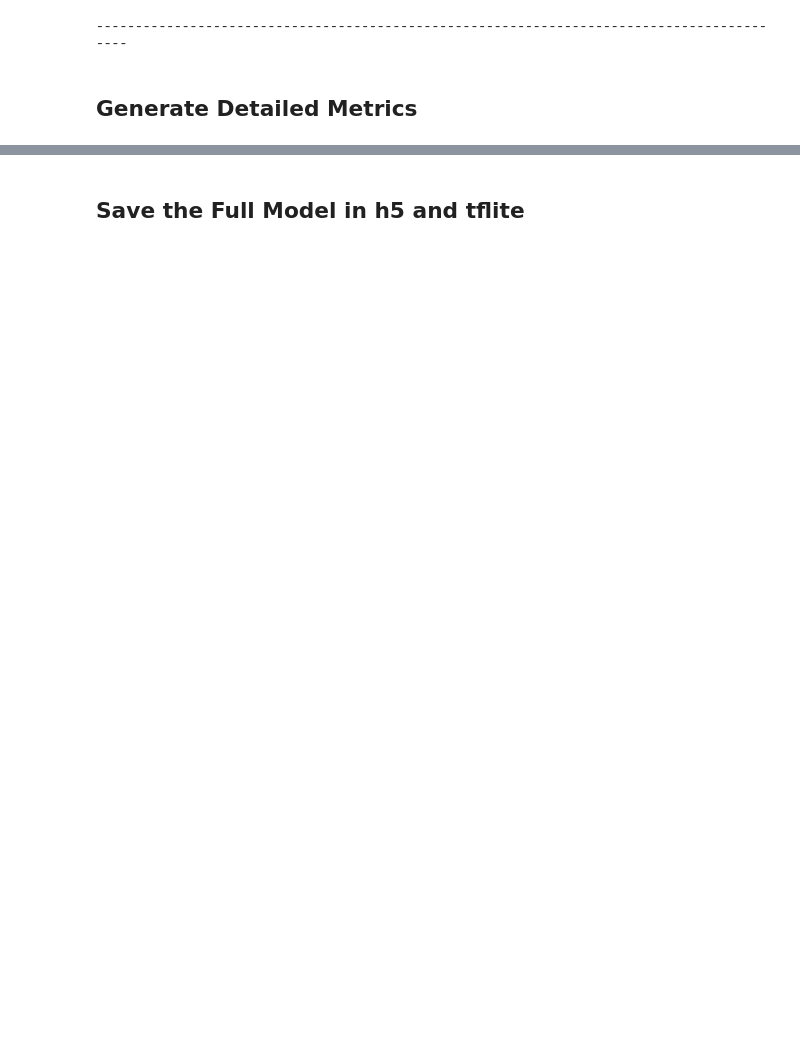
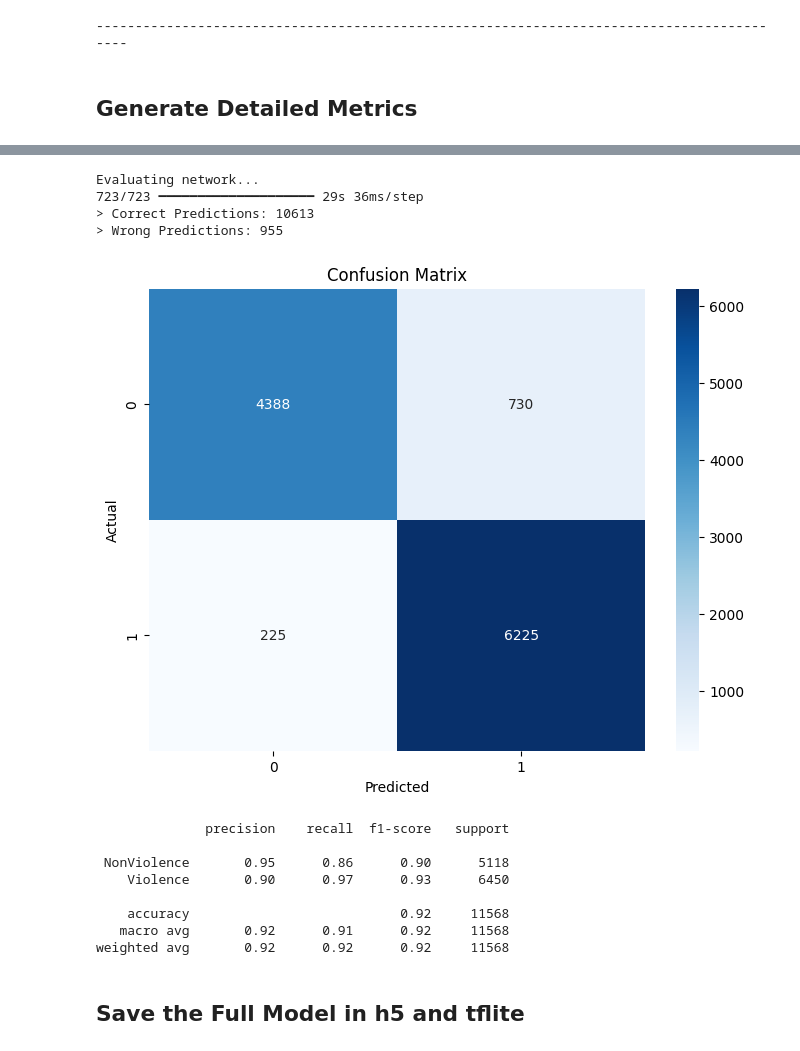
Before and after one commit to rbodarve/CCDEPLRL_PROJECT, a Jupyter notebook: mobilenetv2-model.ipynb, the cells around one changed output, grey strips where cells are left out. Saved outputs shown, nothing was run; the diff lists cells and outputs as text; code cells hidden in the pictures; blank space fills up the shorter version.

```diff
--- a/mobilenetv2-model.ipynb
+++ b/mobilenetv2-model.ipynb
@@ -479,3 +653,58 @@ weighted avg       0.97      0.97      0.97      4000
+# %%
+import seaborn as sns
+from sklearn import metrics
+import numpy as np
+
+print("Evaluating network...")
+
+# Get predictions for the entire validation set
+predictions = model.predict(val_gen)
+preds = predictions > 0.5
+
+# Get true labels from the generator
+true_labels = []
+for i in range(len(val_gen)):
+    _, labels = val_gen[i]
+    true_labels.extend(labels)
+true_labels = np.array(true_labels)
+true_labels = true_labels[:len(preds)]  # In case the last batch is smaller
+
+# Confusion matrix
+corr_pred = metrics.confusion_matrix(true_labels, preds)
+
+n_correct = int((corr_pred[0][0] + corr_pred[1][1]))
+print('> Correct Predictions:', n_correct)
+n_wrongs = int((corr_pred[0][1] + corr_pred[1][0]))
+print('> Wrong Predictions:', n_wrongs)
+
+plt.figure(figsize=(8, 6))
+sns.heatmap(corr_pred, annot=True, fmt="d", cmap="Blues")
+plt.xlabel('Predicted')
+plt.ylabel('Actual')
+plt.title('Confusion Matrix')
+
+if not os.path.exists('images'):
+    os.makedirs('images')
+plt.savefig('images/confusion_matrix.png')
+plt.show()
+
+# Classification report
+print(metrics.classification_report(true_labels, preds,
+                           target_names=["NonViolence", "Violence"]))
+# %% [output]
+Evaluating network...
+723/723 ━━━━━━━━━━━━━━━━━━━━ 29s 36ms/step
+> Correct Predictions: 10613
+> Wrong Predictions: 955
+[figure, added]
+              precision    recall  f1-score   support
+
+ NonViolence       0.95      0.86      0.90      5118
+    Violence       0.90      0.97      0.93      6450
+
+    accuracy                           0.92     11568
+   macro avg       0.92      0.91      0.92     11568
+weighted avg       0.92      0.92      0.92     11568
 # %% [markdown]
 ## Save the Full Model in h5 and tflite
 # %%
```
Also changed, not shown: parts of 21 cells of this notebook, 26 other files.
